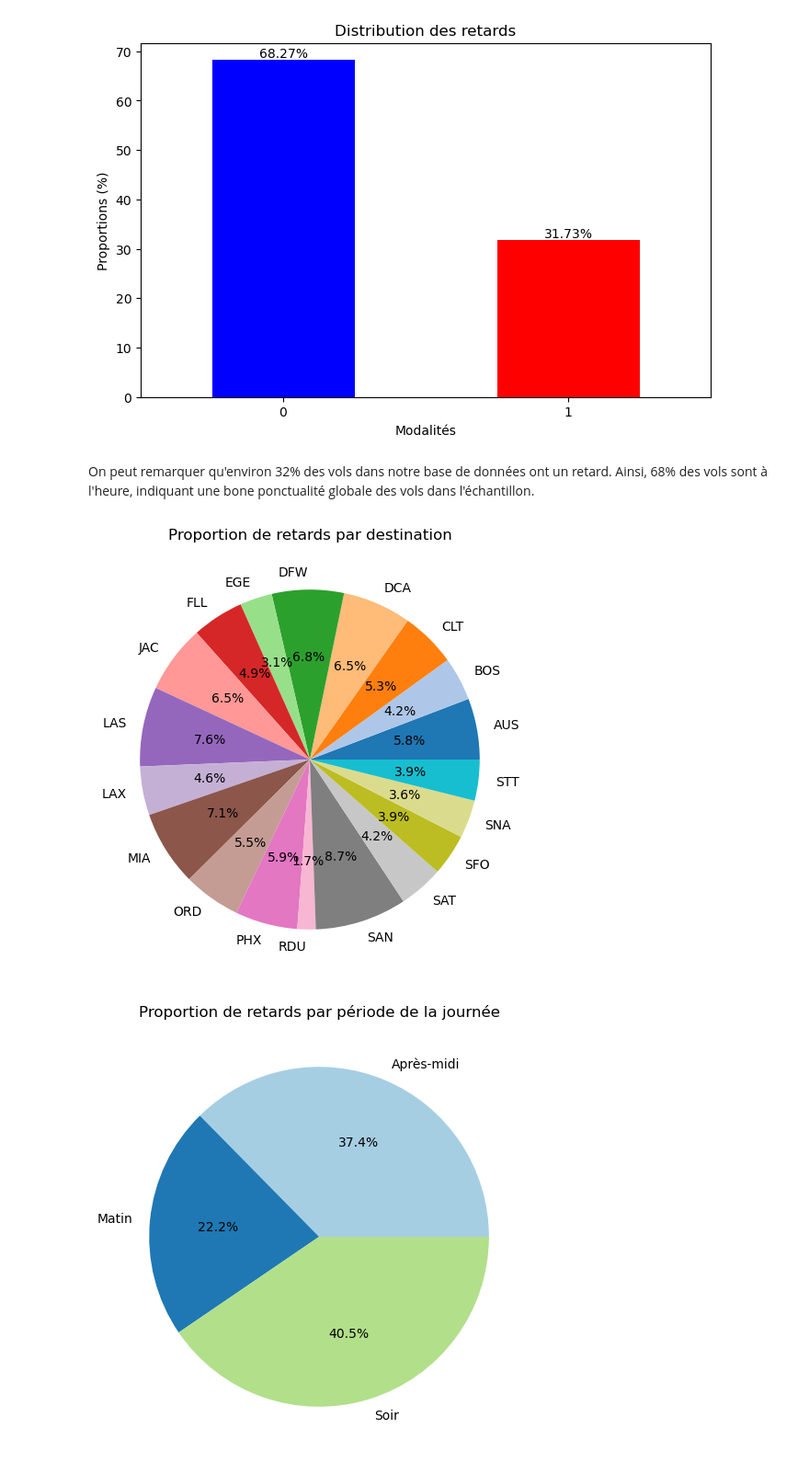
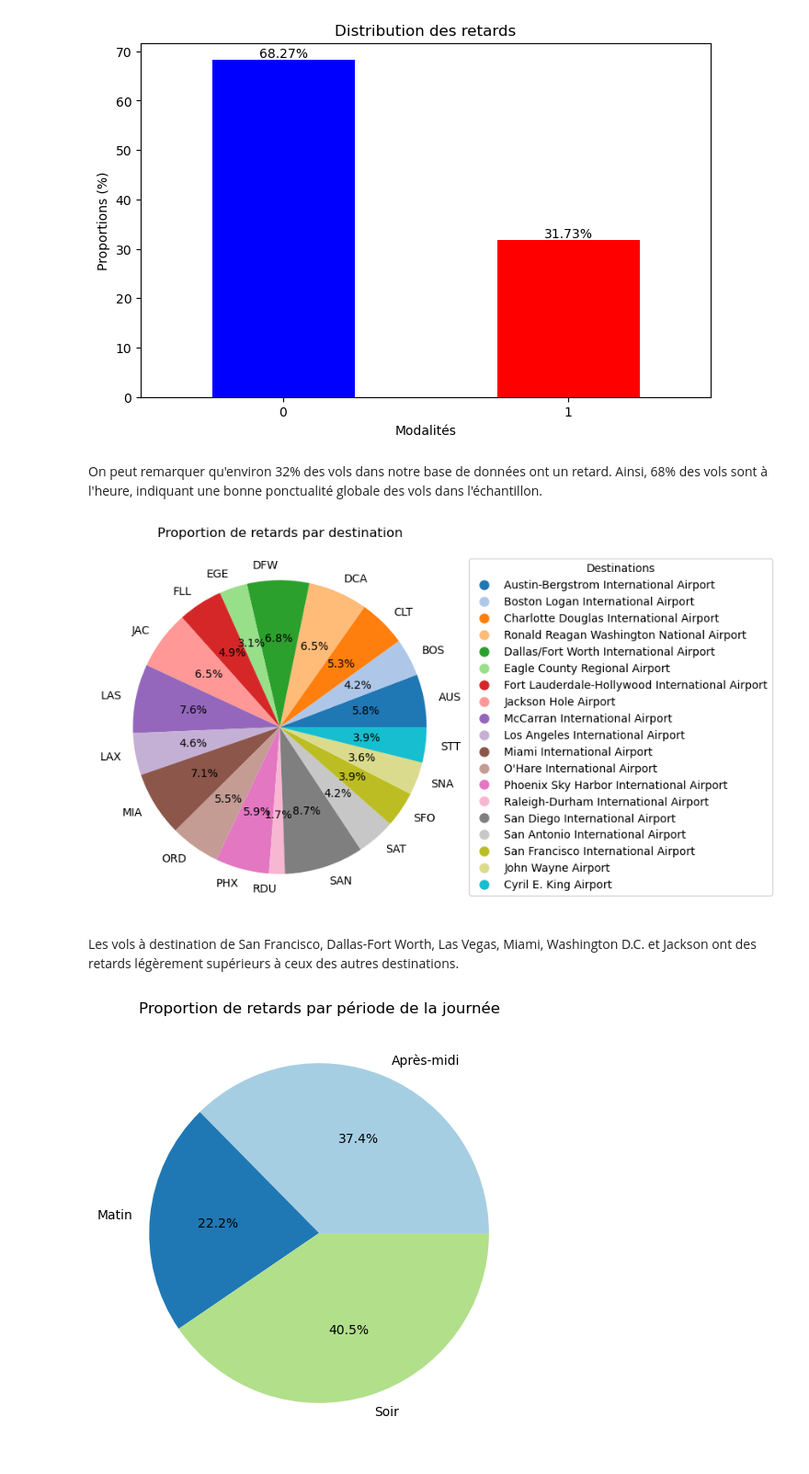
Before and after one commit to OUALYoss/Projet_Python-pour-la-data-science, a Jupyter notebook: Code_.ipynb, the cells around one changed output. Shown at 92% size. Saved outputs shown, nothing was run; the diff lists cells and outputs as text; code cells hidden in the pictures.

Commit message:
interprétation des graphiques

```diff
--- a/Code_.ipynb
+++ b/Code_.ipynb
@@ -660,21 +812,56 @@ plt.show()
 # %% [output]
 [figure]
 # %% [markdown]
-On peut remarquer qu'environ 32% des vols dans notre base de données ont un retard. Ainsi, 68% des vols sont à l'heure, indiquant une bone ponctualité globale des vols dans l'échantillon.
+On peut remarquer qu'environ 32% des vols dans notre base de données ont un retard. Ainsi, 68% des vols sont à l'heure, indiquant une bonne ponctualité globale des vols dans l'échantillon.
-# %%
-#On calcule la proportion des retards pour chaque destination
-prop_retards_par_destination = df.groupby('Destination Airport')['Retard'].mean() * 100
-
-# Créer le graphique en camembert
-plt.figure(figsize=(8, 6))
-colors = plt.cm.tab20(range(len(prop_retards_par_destination)))  # Choisir une palette de 20 couleurs
-plt.pie(prop_retards_par_destination, labels=prop_retards_par_destination.index, autopct='%1.1f%%', colors=colors)
-plt.title("Proportion de retards par destination")
-
-# Afficher le graphique
-plt.show()
-# %% [output]
-[figure, removed]
+# %%
+#On calcule la proportion des retards pour chaque destination
+prop_retards_par_destination = df.groupby('Destination Airport')['Retard'].mean() * 100
+
+# Utiliser les acronymes pour les labels du graphique
+labels = prop_retards_par_destination.index  # Définir les labels comme étant les acronymes des destinations
+
+# Créer le graphique en camembert
+plt.figure(figsize=(8, 6))
+colors = plt.cm.tab20(range(len(prop_retards_par_destination)))  # Choisir une palette de 20 couleurs
+plt.pie(prop_retards_par_destination, labels=prop_retards_par_destination.index, autopct='%1.1f%%', colors=colors)
+
+# Dictionnaire de correspondance entre les acronymes des destinations et les noms complets des aéroports
+noms_destinations = {
+    'LAX': 'Los Angeles International Airport',
+    'CLT': 'Charlotte Douglas International Airport',
+    'SFO': 'San Francisco International Airport',
+    'MIA': 'Miami International Airport',
+    'ORD': 'O\'Hare International Airport',
+    'BOS': 'Boston Logan International Airport',
+    'EGE': 'Eagle County Regional Airport',
+    'PHX': 'Phoenix Sky Harbor International Airport',
+    'DFW': 'Dallas/Fort Worth International Airport',
+    'AUS': 'Austin-Bergstrom International Airport',
+    'DCA': 'Ronald Reagan Washington National Airport',
+    'SNA': 'John Wayne Airport',
+    'JAC': 'Jackson Hole Airport',
+    'STT': 'Cyril E. King Airport',
+    'LAS': 'McCarran International Airport',
+    'RDU': 'Raleigh-Durham International Airport',
+    'FLL': 'Fort Lauderdale-Hollywood International Airport',
+    'SAT': 'San Antonio International Airport',
+    'SAN': 'San Diego International Airport'
+}
+
+# Ajouter la légende avec les noms complets des aéroports
+handles = [plt.Line2D([0], [0], marker='o', color='w', label=noms_destinations.get(acronyme, acronyme),
+                      markersize=10, markerfacecolor=colors[i]) for i, acronyme in enumerate(labels)]
+plt.legend(handles=handles, title="Destinations", loc="center left", bbox_to_anchor=(1, 0.5))
+
+
+plt.title("Proportion de retards par destination")
+
+# Afficher le graphique
+plt.show()
+# %% [output]
+[figure, added]
+# %% [markdown]
+Les vols à destination de San Francisco, Dallas-Fort Worth, Las Vegas, Miami, Washington D.C. et Jackson ont des retards légèrement supérieurs à ceux des autres destinations.
 # %%
 # Calculer la proportion des retards pour chaque période (par mois ici)
 proportion_retards_par_periode = df.groupby('Period_Day')['Retard'].mean() * 100
```
Also changed, not shown: parts of 10 cells of this notebook.
